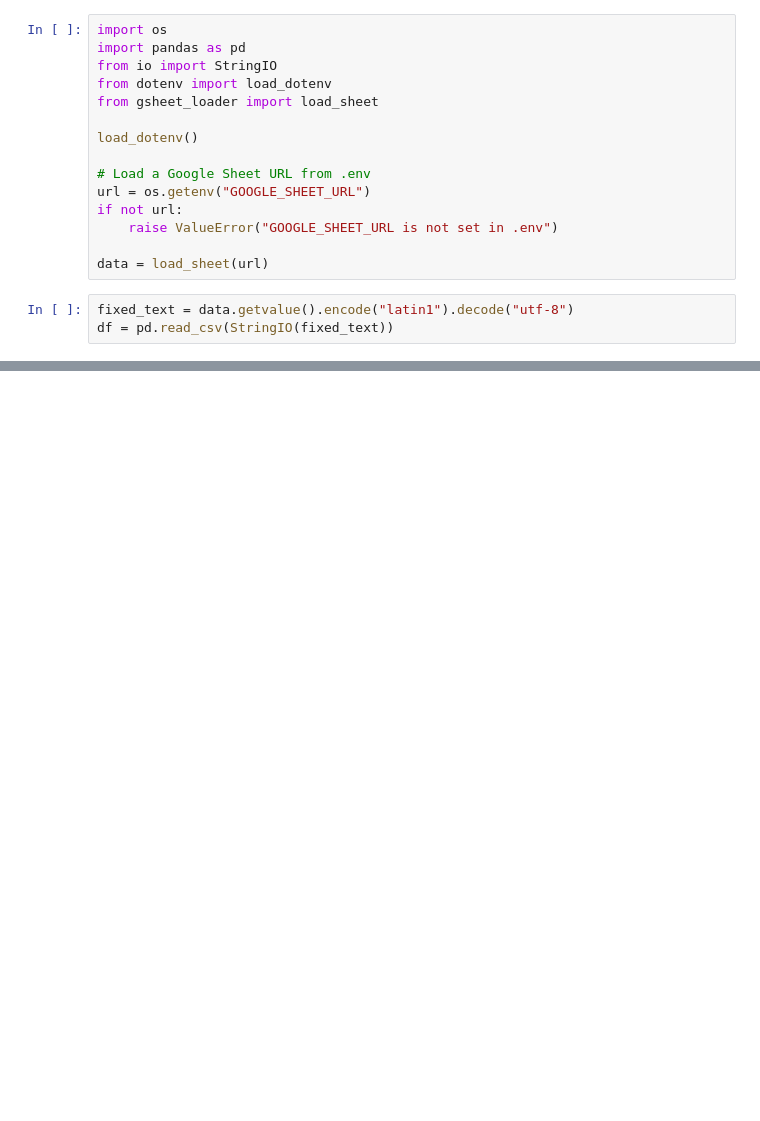
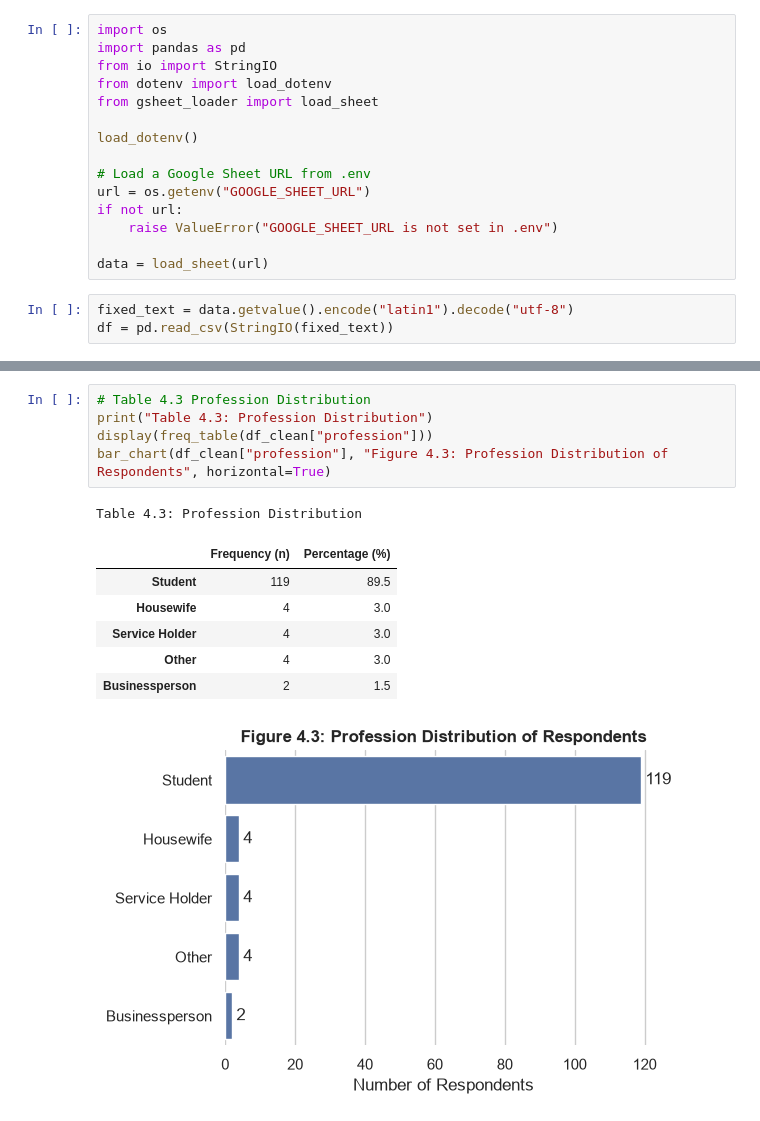
Before and after one commit to arshadziban/rajshahi-silk-market-analysis, a Jupyter notebook: code.ipynb, the cells around one changed output, grey strips where cells are left out. Drawn from its saved outputs; the diff is of its cells as text; blank space fills up the shorter version.

```diff
--- a/code.ipynb
+++ b/code.ipynb
@@ -27,0 +205,14 @@ df.head()
+# %%
+# Table 4.3 Profession Distribution
+print("Table 4.3: Profession Distribution")
+display(freq_table(df_clean["profession"]))
+bar_chart(df_clean["profession"], "Figure 4.3: Profession Distribution of Respondents", horizontal=True)
+# %% [output]
+Table 4.3: Profession Distribution
+|  | Frequency (n) | Percentage (%) |
+| Student | 119 | 89.5 |
+| Housewife | 4 | 3.0 |
+| Service Holder | 4 | 3.0 |
+| Other | 4 | 3.0 |
+| Businessperson | 2 | 1.5 |
+[figure, added]
```
Also changed, not shown: parts of 47 cells of this notebook.
